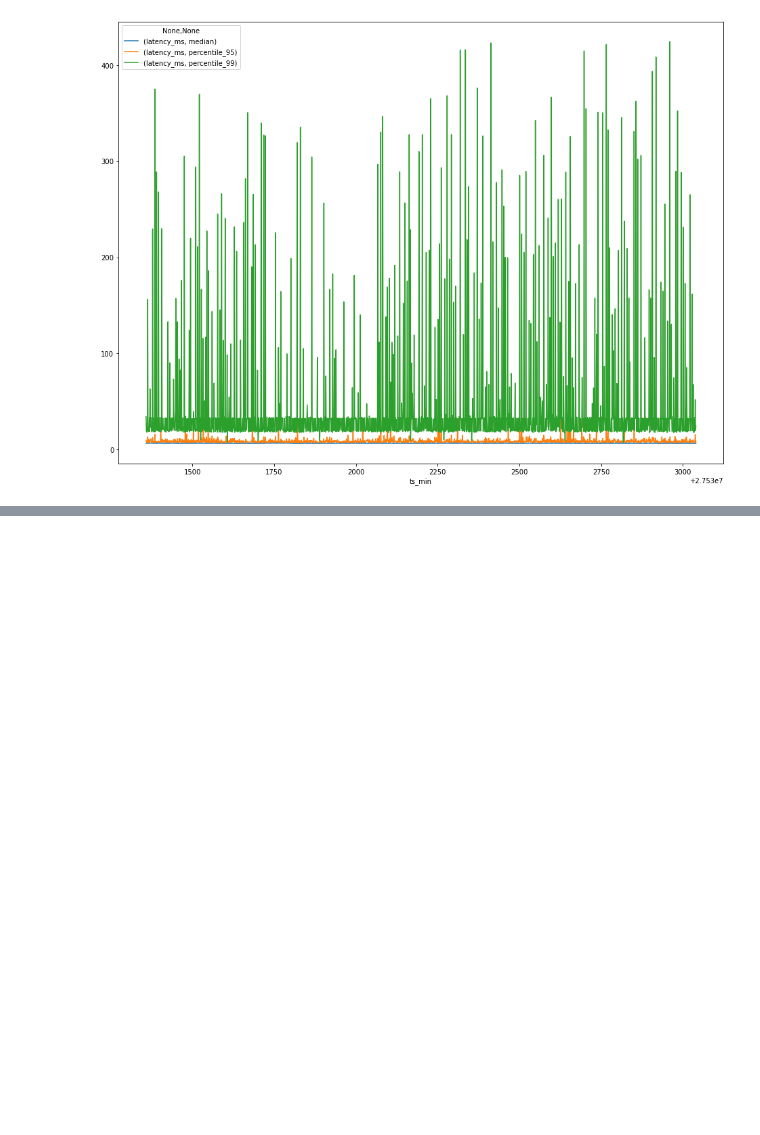
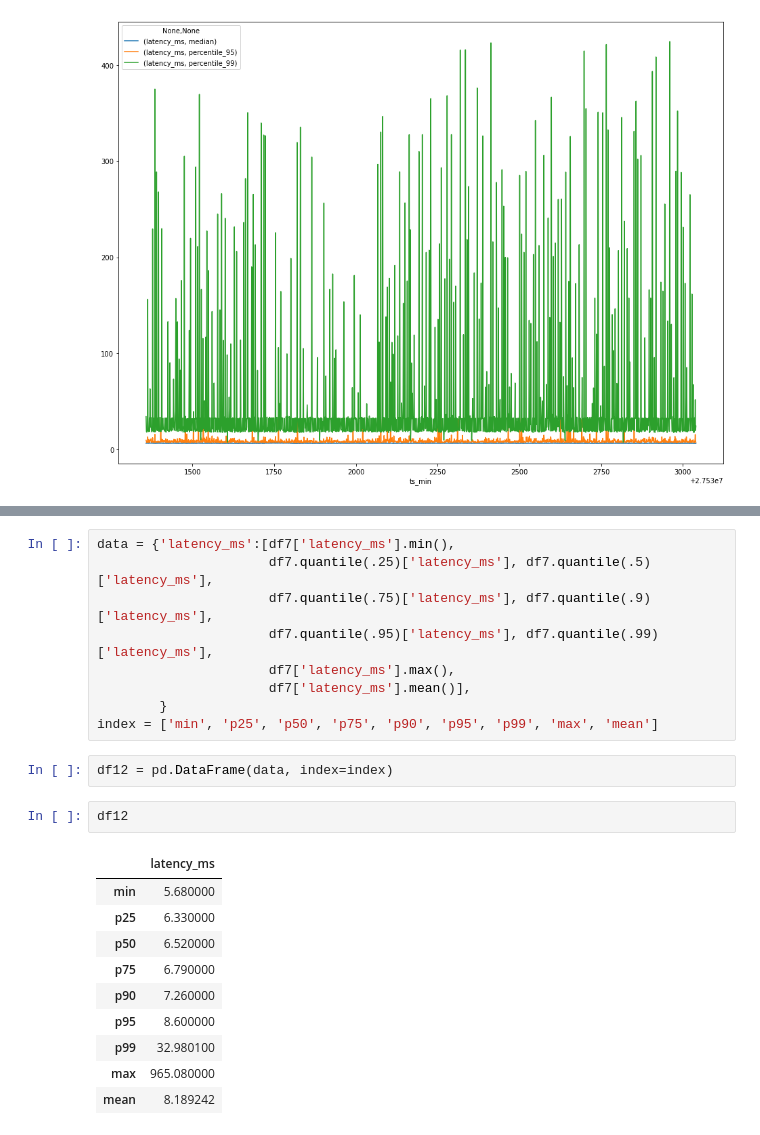
Before and after one commit to ericmelz/pinger-parser, a Jupyter notebook: jupyter/Pinger Parser Playground.ipynb, the cells around one changed output, grey strips where cells are left out. Drawn from its saved outputs; the diff is of its cells as text; blank space fills up the shorter version.

```diff
--- a/jupyter/Pinger Parser Playground.ipynb
+++ b/jupyter/Pinger Parser Playground.ipynb
@@ -401,0 +475,24 @@ df10[[('latency_ms', 'median'), ('latency_ms', 'percentile_95'), ('latency_ms',
+# %%
+data = {'latency_ms':[df7['latency_ms'].min(),
+                      df7.quantile(.25)['latency_ms'], df7.quantile(.5)['latency_ms'],
+                      df7.quantile(.75)['latency_ms'], df7.quantile(.9)['latency_ms'],
+                      df7.quantile(.95)['latency_ms'], df7.quantile(.99)['latency_ms'],
+                      df7['latency_ms'].max(),
+                      df7['latency_ms'].mean()],
+        }
+index = ['min', 'p25', 'p50', 'p75', 'p90', 'p95', 'p99', 'max', 'mean']
+# %%
+df12 = pd.DataFrame(data, index=index)
+# %%
+df12
+# %% [output]
+|  | latency_ms |
+| min | 5.680000 |
+| p25 | 6.330000 |
+| p50 | 6.520000 |
+| p75 | 6.790000 |
+| p90 | 7.260000 |
+| p95 | 8.600000 |
+| p99 | 32.980100 |
+| max | 965.080000 |
+| mean | 8.189242 |
```
Also changed, not shown: parts of 9 cells of this notebook.
